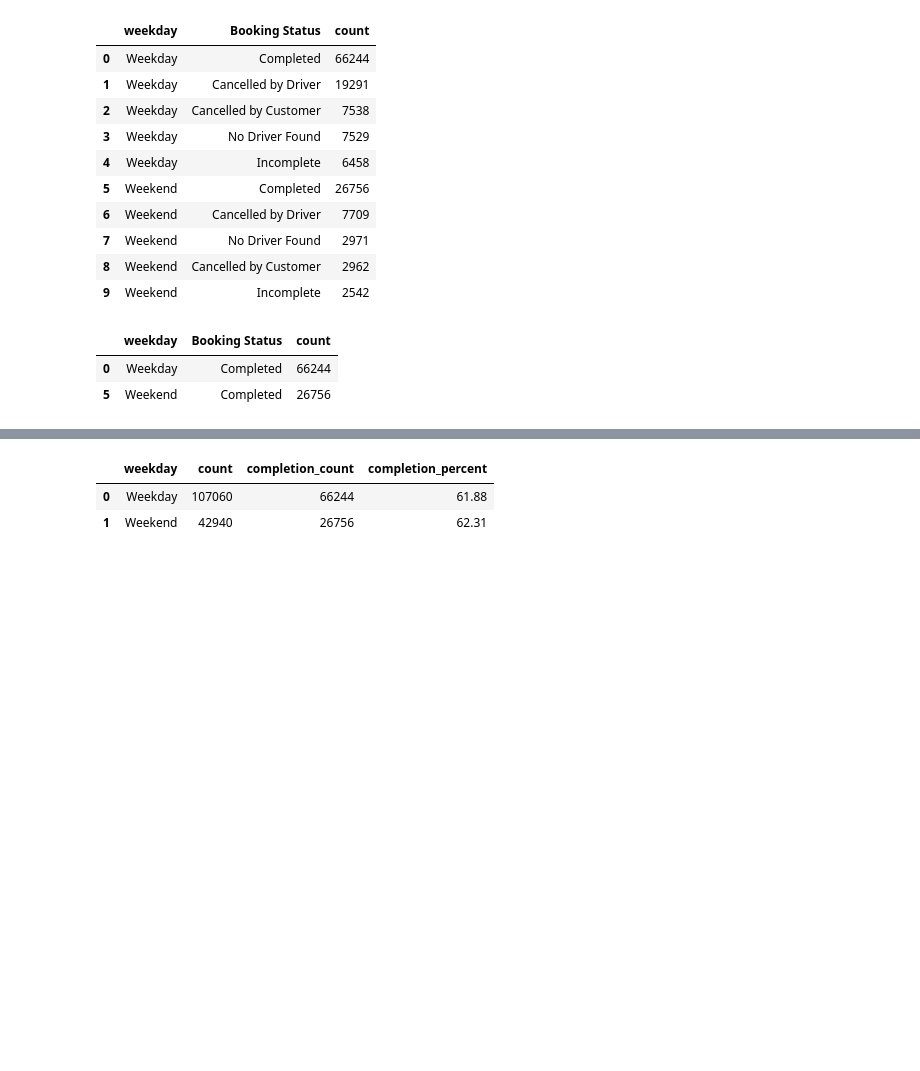
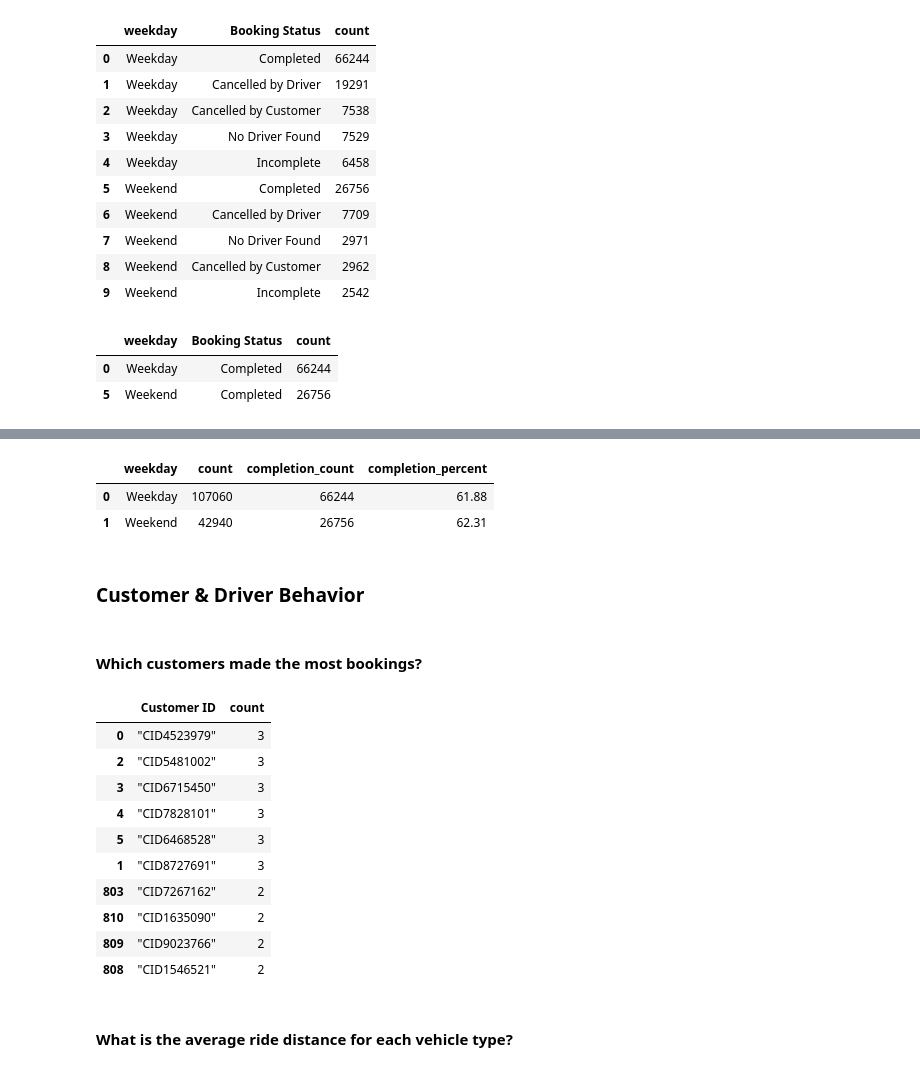
Before and after one commit to Himmu5/data-analysis, a Jupyter notebook: notebooks/uber_analysis.ipynb, the cells around one changed output, grey strips where cells are left out. Drawn from its saved outputs; the diff is of its cells as text; code cells hidden in the pictures; blank space fills up the shorter version.

```diff
--- a/notebooks/uber_analysis.ipynb
+++ b/notebooks/uber_analysis.ipynb
@@ -270,8 +275,12 @@ total_counts
 # %%
 total_counts['completion_percent'] = round((total_counts['completion_count'] / total_counts['count']) * 100, 2)
-# %%
-total_counts
-# %% [output]
-|  | weekday | count | completion_count | completion_percent |
-| 0 | Weekday | 107060 | 66244 | 61.88 |
-| 1 | Weekend | 42940 | 26756 | 62.31 |
+# %%
+total_counts
+# %% [output]
+|  | weekday | count | completion_count | completion_percent |
+| 0 | Weekday | 107060 | 66244 | 61.88 |
+| 1 | Weekend | 42940 | 26756 | 62.31 |
+# %% [markdown]
+### Customer & Driver Behavior
+# %% [markdown]
+#### Which customers made the most bookings?
@@ -277,0 +289,16 @@ total_counts
+# %%
+uber_data.aggregate("Customer ID").value_counts().reset_index().sort_values('count', ascending=False).head(10)
+# %% [output]
+|  | Customer ID | count |
+| 0 | "CID4523979" | 3 |
+| 2 | "CID5481002" | 3 |
+| 3 | "CID6715450" | 3 |
+| 4 | "CID7828101" | 3 |
+| 5 | "CID6468528" | 3 |
+| 1 | "CID8727691" | 3 |
+| 803 | "CID7267162" | 2 |
+| 810 | "CID1635090" | 2 |
+| 809 | "CID9023766" | 2 |
+| 808 | "CID1546521" | 2 |
+# %% [markdown]
+#### What is the average ride distance for each vehicle type?
```
Also changed, not shown: parts of 20 cells of this notebook.
